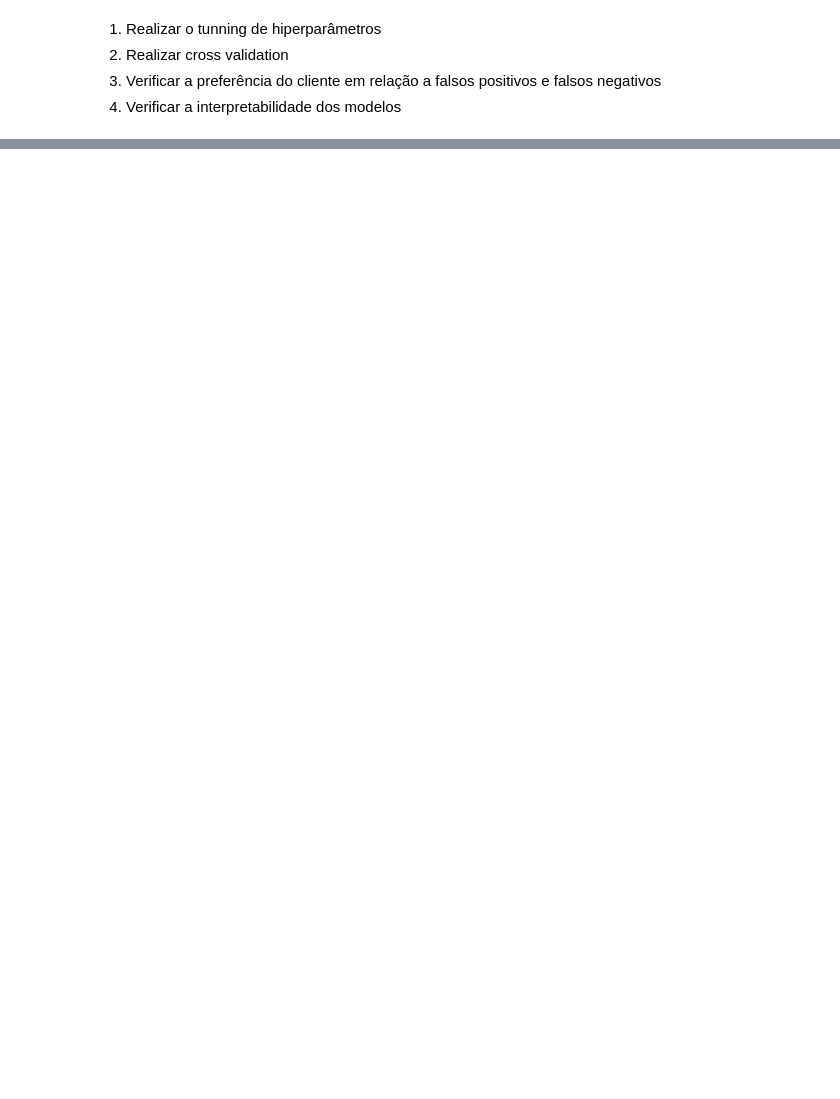
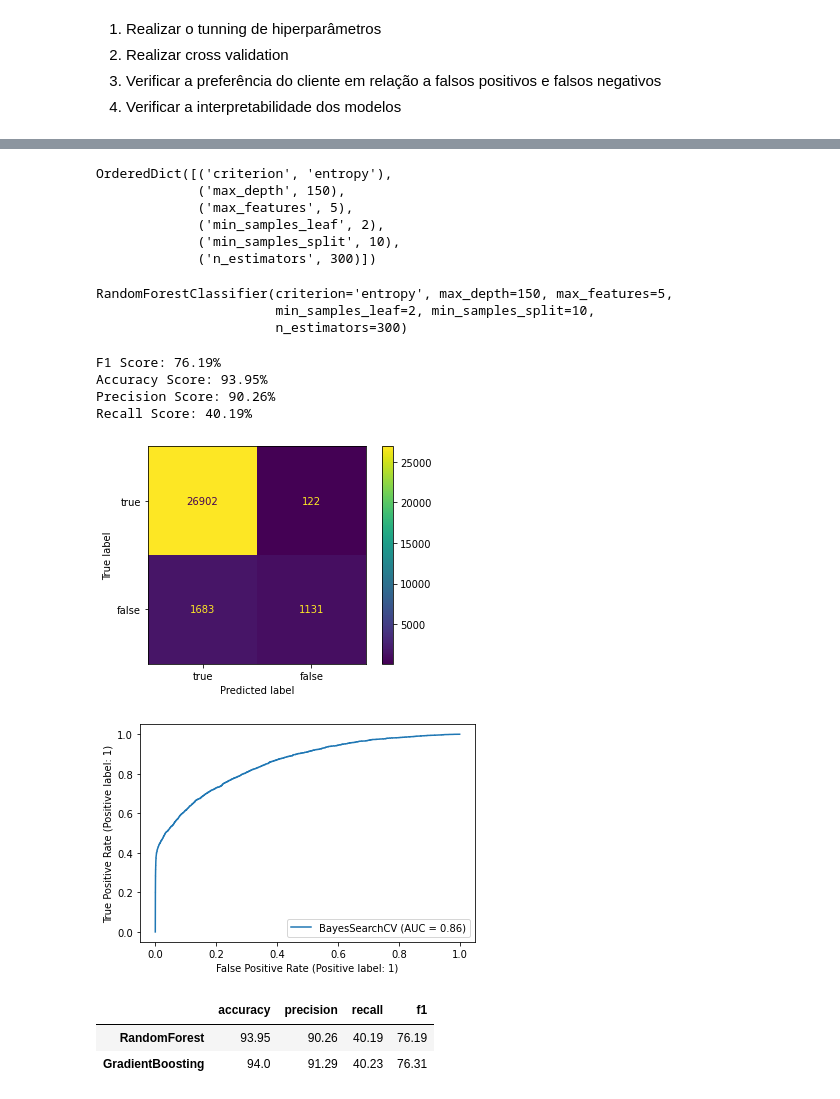
Before and after one commit to felipesilvaibi/predicao_churn, a Jupyter notebook: notebooks/analise_rep_oficial.ipynb, the cells around one changed output, grey strips where cells are left out. Drawn from its saved outputs; the diff is of its cells as text; code cells hidden in the pictures; blank space fills up the shorter version.

```diff
--- a/notebooks/analise_rep_oficial.ipynb
+++ b/notebooks/analise_rep_oficial.ipynb
@@ -1011,0 +1182,12 @@ weighted avg       0.97      0.94      0.95     29838
+# %%
+parametros = {
+    'max_depth': [100, 150],
+    'max_features': [3, 4, 5],
+    'criterion': ['gini', 'entropy'],
+    'min_samples_leaf': [1, 2, 3],
+    'min_samples_split': [2, 3, 8, 10],
+    'n_estimators': [200, 300, 400]
+}
+
+bayes_search = BayesSearchCV(estimator=modelRF, search_spaces=parametros, n_jobs=-1, cv=3, verbose=2)
+bayes_search.fit(X_train, y_train)
@@ -1011,0 +1269,61 @@ weighted avg       0.97      0.94      0.95     29838
+# %%
+bayes_search.best_params_
+# Results: OrderedDict([('criterion', 'entropy'), ('max_depth', 150), ('max_features', 5), ('min_samples_leaf', 2), ('min_samples_split', 10), ('n_estimators', 300)])
+# %% [output]
+OrderedDict([('criterion', 'entropy'),
+             ('max_depth', 150),
+             ('max_features', 5),
+             ('min_samples_leaf', 2),
+             ('min_samples_split', 10),
+             ('n_estimators', 300)])
+# %%
+bayes_search.best_estimator_
+# Results: RandomForestClassifier(criterion='entropy', max_depth=150, max_features=5, min_samples_leaf = 2, min_samples_split = 10, n_estimators = 300)
+# %% [output]
+RandomForestClassifier(criterion='entropy', max_depth=150, max_features=5,
+                       min_samples_leaf=2, min_samples_split=10,
+                       n_estimators=300)
+# %%
+y_pred = bayes_search.predict(X_test)
+
+f1 = round(f1_score(y_test, y_pred, average='macro')*100, 2)
+accuracy = round(accuracy_score(y_test, y_pred)*100, 2)
+precision = round(precision_score(y_test, y_pred)*100, 2)
+recall = round(recall_score(y_test, y_pred)*100, 2)
+
+
+print(f"F1 Score: {f1}%")
+print(f"Accuracy Score: {accuracy}%")
+print(f"Precision Score: {precision}%")
+print(f"Recall Score: {recall}%")
+
+metricas = {}
+metricas["RandomForest"] = {
+    "accuracy": accuracy,
+    "precision": precision,
+    "recall": recall,
+    "f1": f1
+}
+
+plot_confusion_matrix(bayes_search, X_test, y_test, display_labels=[
+                      "true", "false"], values_format="d")
+
+plt.grid(False)
+plt.show()
+
+plot_roc_curve(bayes_search, X_test, y_test)
+plt.show()
+# %% [output]
+F1 Score: 76.19%
+Accuracy Score: 93.95%
+Precision Score: 90.26%
+Recall Score: 40.19%
+[figure, added]
+[figure, added]
+# %%
+resumo = pd.DataFrame.from_dict(metricas, orient='index')
+resumo
+# %% [output]
+|  | accuracy | precision | recall | f1 |
+| RandomForest | 93.95 | 90.26 | 40.19 | 76.19 |
+| GradientBoosting | 94.0 | 91.29 | 40.23 | 76.31 |
```
Also changed, not shown: parts of 35 cells of this notebook, 1 other file.
